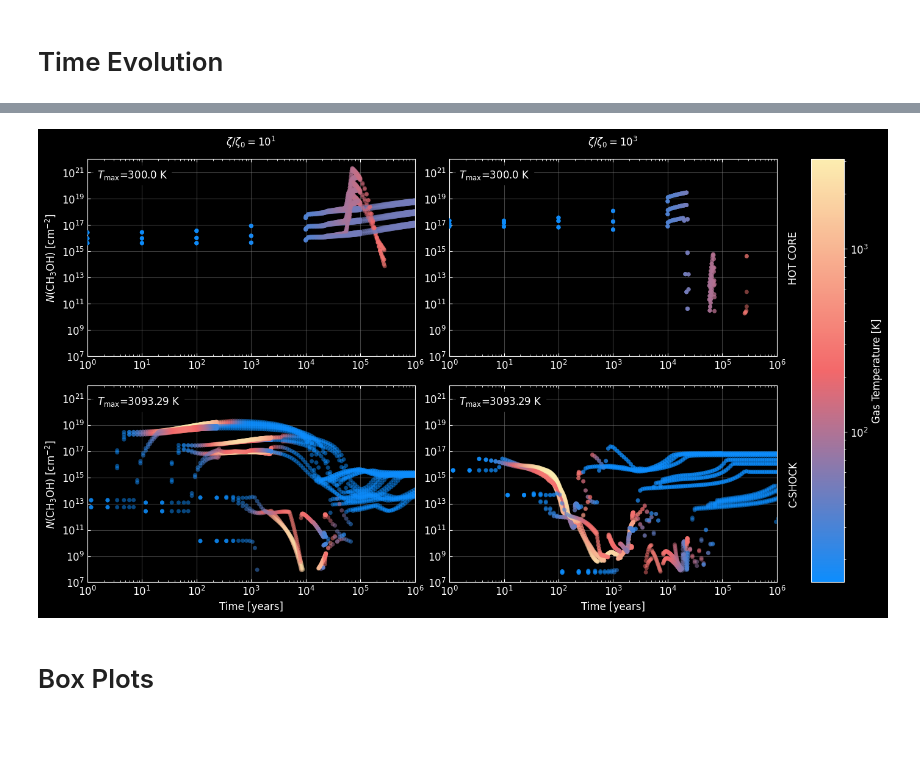
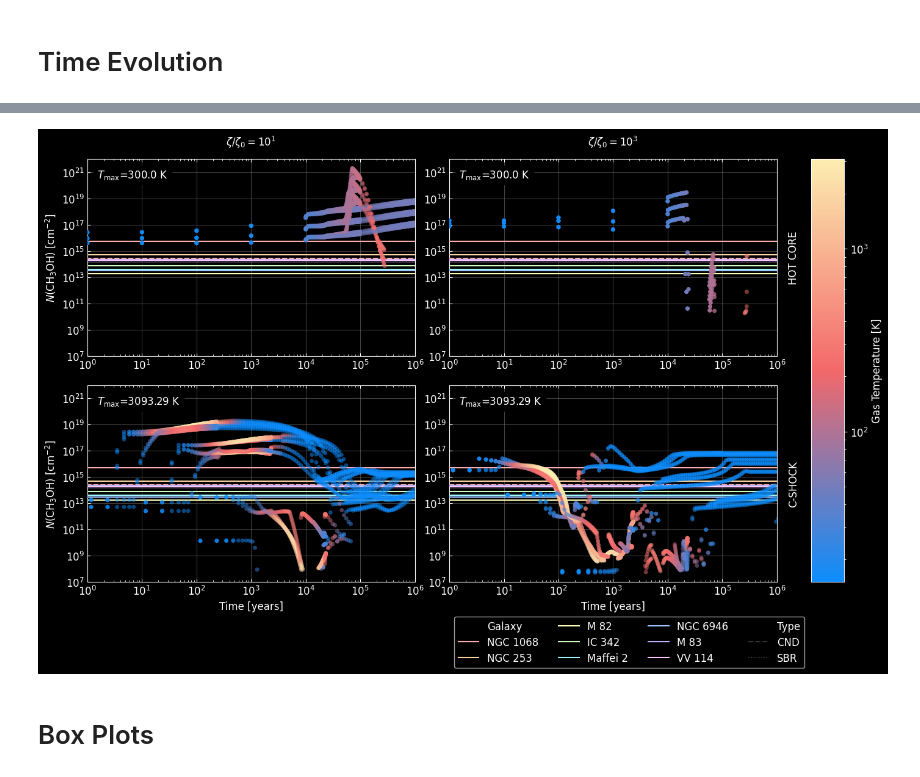
Before and after one commit to georgina-sampson/LEAPS-2024, a Jupyter notebook: CH3OH/plots.ipynb, the cells around one changed output, grey strips where cells are left out. Saved outputs shown, nothing was run; the diff lists cells and outputs as text; code cells hidden in the pictures; blank space fills up the shorter version.

```diff
--- a/CH3OH/plots.ipynb
+++ b/CH3OH/plots.ipynb
@@ -8,7 +8,7 @@ import Plotting as pl
 import matplotlib.colors as colors
 from matplotlib.gridspec import GridSpec
 
-styleDict={'axes.facecolor': '#000000',
+styleDictB={'axes.facecolor': '#000000',
  'axes.edgecolor': '#FFFFFF',
  'axes.grid': False,
  'axes.labelcolor': '#FFFFFF',
@@ -19,7 +19,18 @@ styleDict={'axes.facecolor': '#000000',
  'ytick.color': '#FFFFFF',
  'patch.edgecolor': '#FFFFFF',
 }
-sns.set_style(rc=styleDict)
+styleDictW={'axes.facecolor': '#FFFFFF',
+ 'axes.edgecolor': '#000000',
+ 'axes.grid': False,
+ 'axes.labelcolor': '#000000',
+ 'figure.facecolor': '#FFFFFF',
+ 'grid.color': '#b0b0b0',
+ 'text.color': '#000000',
+ 'xtick.color': '#000000',
+ 'ytick.color': '#000000',
+ 'patch.edgecolor': '#000000',
+}
+sns.set_style(rc=styleDictB)
 plt.rcParams['font.size'] = 12
 # %%
 propColor={
@@ -80,3 +91,13 @@ dfDic={constants.HOTCORE: dfhc, constants.SHOCK: dfsh}
 dfDicBox=[{constants.HOTCORE: hcdf}, {constants.SHOCK: shdf_tmax, 'moment': constants.TMAX}, {constants.SHOCK: shdf, 'moment': constants.FINAL}]
 # %% [markdown]
 # Time Evolution
+# %%
+tdic={'Paper': 2*['Huang+2024','Hüttemeister+1997','Hüttemeister+1997','Hüttemeister+1997','Hüttemeister+1997','Hüttemeister+1997','Nakajima+2023','Nakajima+2023','Harada+2019','Harada+2019','Harada+2019','Saito+2016'],
+      'Galaxy': 2*['NGC 1068','NGC 253','M 82','IC 342','Maffei 2','NGC 6946','NGC 1068','NGC 1068','M 83','M 83','M 83','VV 114'],
+      'N': 2*[5459301214848490,500000000000000,17500000000000,76666666666666.7,40000000000000,30000000000000,270000000000000,76000000000000,287800000000000,240200000000000,149000000000000,192727272727273],
+      'Type': 2*['','','','','','','CND','SBR','','','',''],
+      'time':[1e-5,1e-5,1e-5,1e-5,1e-5,1e-5,1e-5,1e-5,1e-5,1e-5,1e-5,1e-5]+[1e25,1e25,1e25,1e25,1e25,1e25,1e25,1e25,1e25,1e25,1e25,1e25]
+      }
+
+obsDf=pd.DataFrame(tdic)
+colores=['#ffadad','#ffd6a5','#fdffb6','#caffbf','#9bf6ff','#a0c4ff','#bdb2ff','#ffc6ff']
@@ -82,0 +121,10 @@ dfDicBox=[{constants.HOTCORE: hcdf}, {constants.SHOCK: shdf_tmax, 'moment': cons
+# %%
+fig, ax = plt.subplots()
+sns.lineplot(data=obsDf, x='time', y='N',
+             hue='Galaxy', palette=colores,
+             style='Type', errorbar=lambda x: (x.min(), x.max()),
+             ax=ax, zorder=5)
+ax.set_yscale('log')
+ax.set_xbound(1e0,1e6)
+ax.set_ybound(1e7,1e22)
+sns.move_legend(ax,'center left', bbox_to_anchor=(1,0.5))
@@ -97,6 +147,12 @@ for tipo, df in dfDic.items():
                         alpha=0.5, s=25,
                         linewidth=0,
                         ax=ax, zorder=10, legend=None)
+
+        sns.lineplot(data=obsDf, x='time', y='N',
+             hue='Galaxy', palette=colores,
+             style='Type', errorbar=lambda x: (x.min(), x.max()),
+             ax=ax, zorder=5, legend='auto' if i==1 and j==1 else None)
+        if i==1 and j==1: sns.move_legend(ax, 'upper left', bbox_to_anchor=(0,-0.15), ncols=4)
 
         ax.grid(color='grey', alpha=0.5, zorder=2)
         ax.set_xscale('log')
@@ -106,34 +162,35 @@ for tipo, df in dfDic.items():
         ax.tick_params(axis='both', which='both',direction='in', top=True)
 
         ax.set_xlabel(r'Time [years]' if i==1 else None)
         ax.set_ylabel(r'$N$(CH$_3$OH) [cm$^{-2}$]' if j==0 else None)
 
         ax.text(x=0.03, y=0.95, s=r"$T_\mathrm{max}$"+f"={df[df['zeta']==zeta]['gasTemp'].max()} K",
                 backgroundcolor='black',
                 horizontalalignment='left',
                 verticalalignment='top',
                 transform=ax.transAxes)
 
         if j==1:
             ax.text(1.05, 0.5, tipo.upper() if tipo==constants.HOTCORE else tipo.upper().replace(' ', '-'),
                     horizontalalignment='center',
                     verticalalignment='center',
                     rotation='vertical',
                     transform=ax.transAxes)
         if i==0:
             ax.text(0.5, 1.05, r"$\zeta/\zeta_0=10^1$" if j==0 else r"$\zeta/\zeta_0=10^3$",
                     horizontalalignment='center',
                     verticalalignment='bottom',
                     transform=ax.transAxes)
 
 cax=fig.add_subplot(gs[:, -1])
 sm = plt.cm.ScalarMappable(cmap=cmap, norm=norm)
 sm.set_array([])
 fig.colorbar(sm, cax=cax, label='Gas Temperature [K]')
+
 fig.savefig(f"TimeEvolution_CH3OH_columnDensity.png")
 # plt.close()
 # %% [output]
-[figure, old version]
+[figure, new version]
 # %% [markdown]
 # Box Plots
 # %%
```
Also changed, not shown: parts of 2 cells of this notebook, 2 other files.
